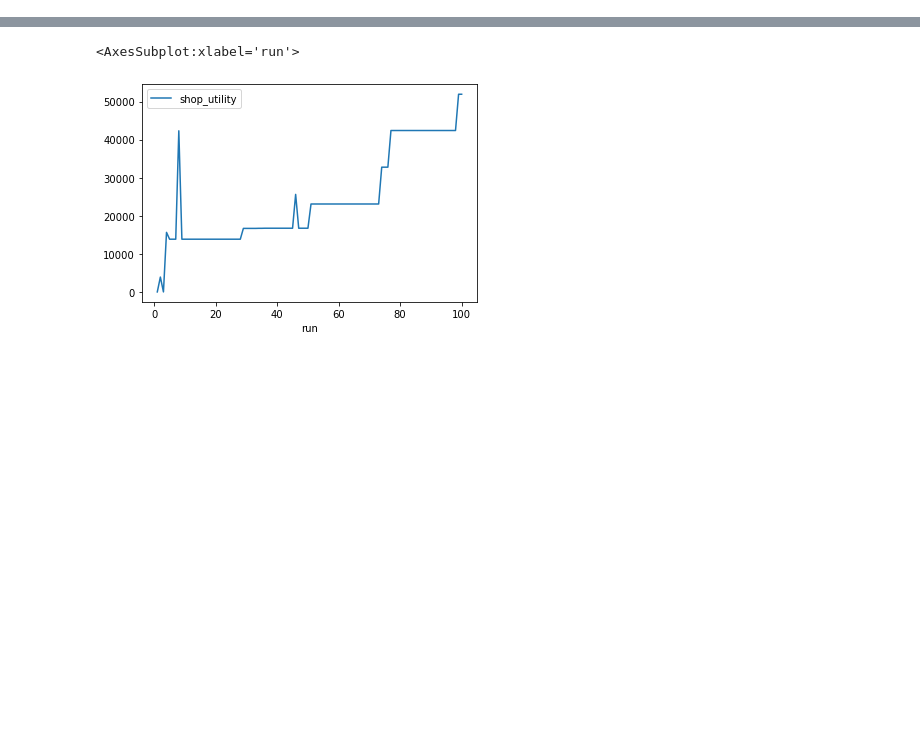
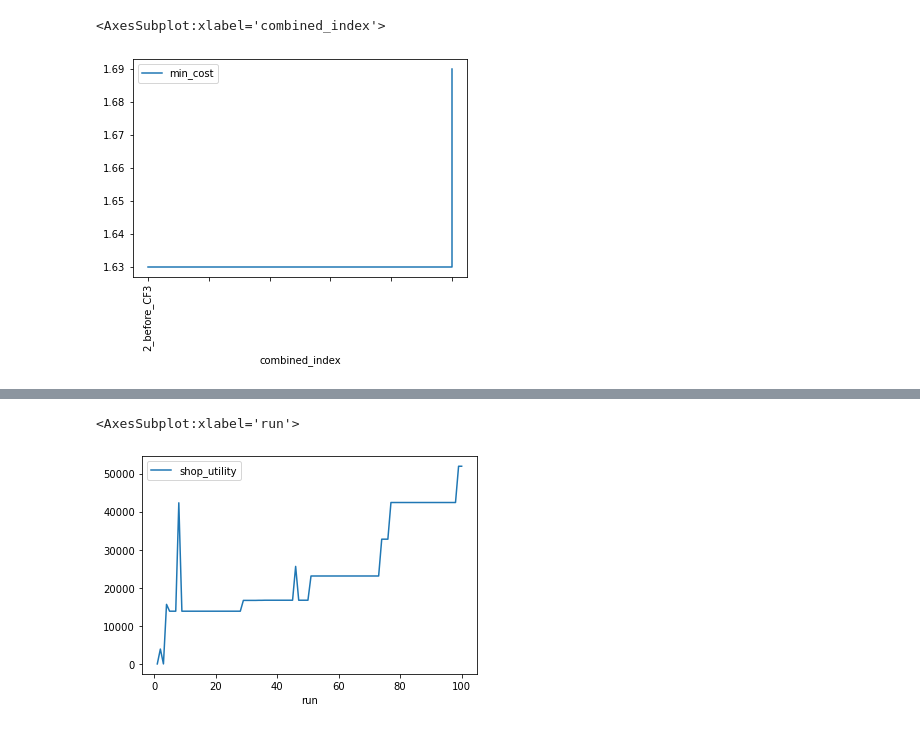
Before and after one commit to Phimanu/MachineLearningControl, a Jupyter notebook: mrubis_controller/utility_plots.ipynb, the cells around one changed output, grey strips where cells are left out. Cells and saved outputs as stored; diff of their text form; code cells hidden in the pictures; blank space fills up the shorter version.

Commit message:
Save some plot prototyping progress

```diff
--- a/mrubis_controller/utility_plots.ipynb
+++ b/mrubis_controller/utility_plots.ipynb
@@ -28,4 +28,6 @@ ax.set(xlabel='Run', ylabel='Shop Utility');
 handles, labels = ax.get_legend_handles_labels()
 ax.legend(handles[::10], ['Lowest Cost Rule', 'Highest Cost Rule', 'Random Rule']);
 # %%
-example_shop = low_df.loc[low_df['shop'] == 'mRUBiS #1'].set_index(['run', 'fix_status', 'shop'])
+example_shop = low_df.loc[low_df['shop'] == 'mRUBiS #1']#.set_index(['run', 'fix_status', 'shop'])
+# %%
+example_shop.loc[~example_shop['rule_costs'].isna(), 'min_cost'] = example_shop.loc[~example_shop['rule_costs'].isna(), 'rule_costs'].apply(min)
@@ -31,0 +40,2 @@ example_shop = low_df.loc[low_df['shop'] == 'mRUBiS #1'].set_index(['run', 'fix_
+# %%
+example_shop['combined_index'] = example_shop['run'].astype(str) + '_' + example_shop['fix_status'].astype(str) + '_' + example_shop['failure_name'].astype(str)
@@ -32 +48,6 @@ example_shop = low_df.loc[low_df['shop'] == 'mRUBiS #1'].set_index(['run', 'fix_
+# %%
+example_shop.query('run < 5').dropna(subset=['min_cost']).plot(x='combined_index', y='min_cost', drawstyle='steps-post', rot=90)
+# %% [output]
+<AxesSubplot:xlabel='combined_index'>
+[figure, added]
 # %%
```
Also changed, not shown: parts of 10 cells of this notebook.
